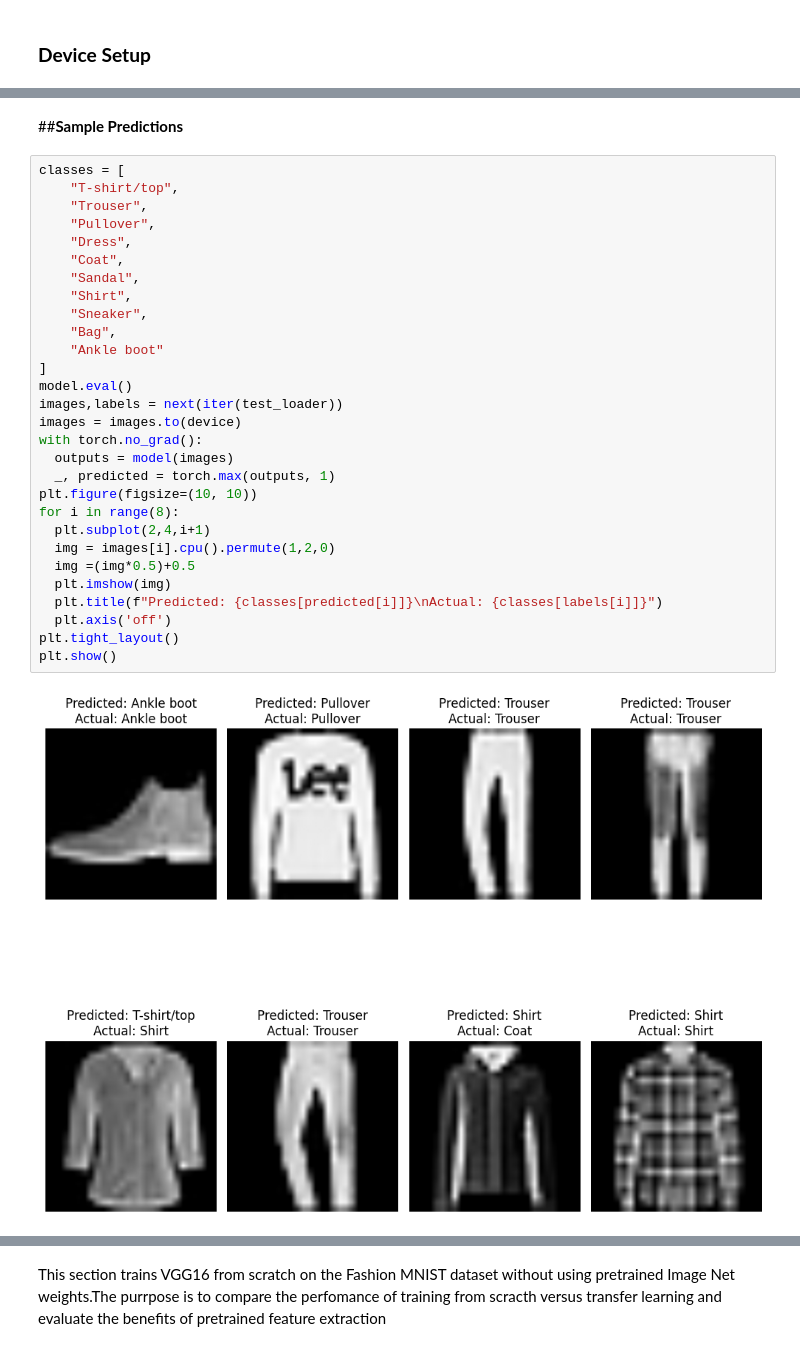
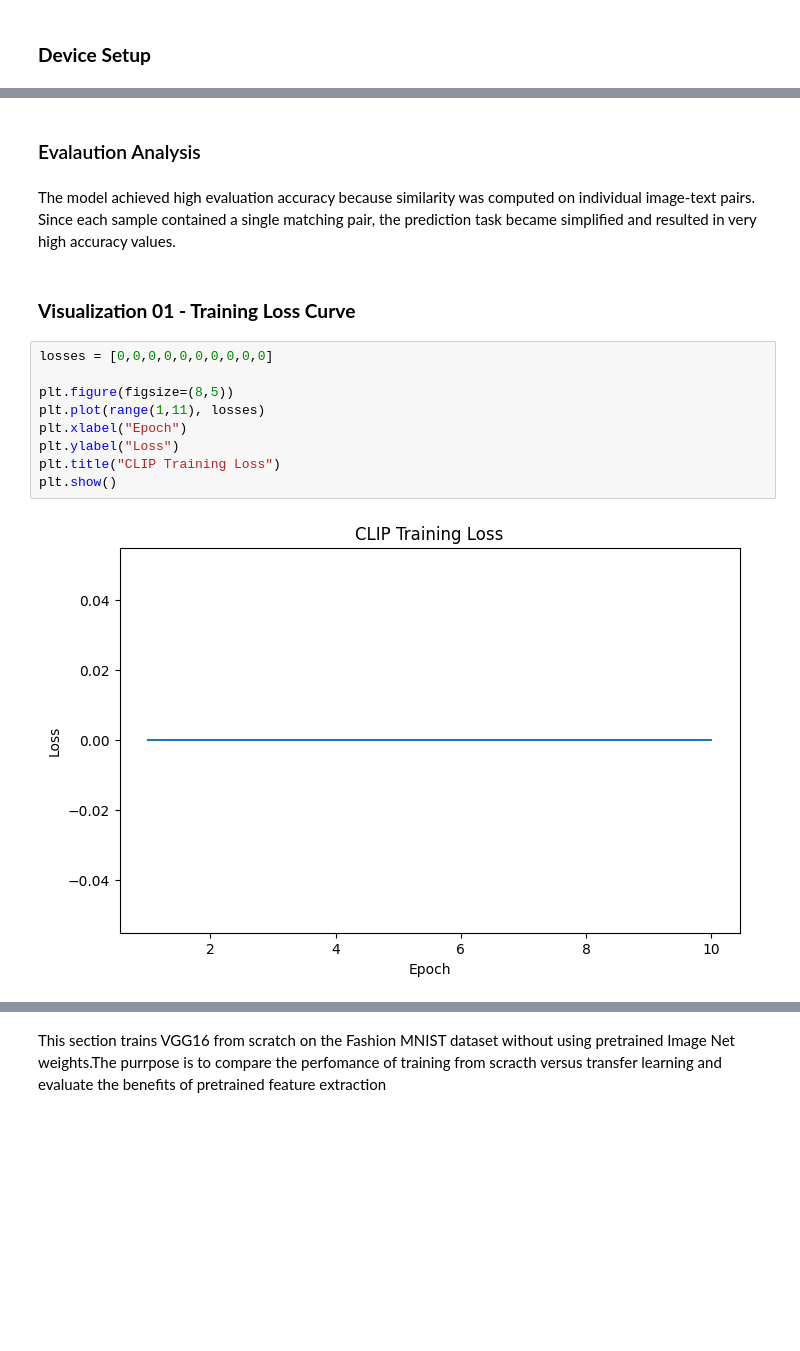
Before and after one commit to a1930549/assignment2_a1930549_Shayan, a Jupyter notebook: Asignment02 (1).ipynb, the cells around one changed output, grey strips where cells are left out. Drawn from its saved outputs; the diff is of its cells as text; blank space fills up the shorter version.

```diff
--- a/Asignment02 (1).ipynb
+++ b/Asignment02 (1).ipynb
@@ -379,33 +480,17 @@ Test Accuracy: 84.60%
+# %% [markdown]
+### Evalaution Analysis
+# %% [markdown]
+The model achieved high evaluation accuracy because similarity was computed on individual image-text pairs. Since each sample contained a single matching pair, the prediction task became simplified and resulted in very high accuracy values.
 # %% [markdown]
-##**Sample Predictions**
+### **Visualization 01 - Training Loss Curve**
 # %%
-classes = [
-    "T-shirt/top",
-    "Trouser",
-    "Pullover",
-    "Dress",
-    "Coat",
-    "Sandal",
-    "Shirt",
-    "Sneaker",
-    "Bag",
-    "Ankle boot"
-]
-model.eval()
-images,labels = next(iter(test_loader))
-images = images.to(device)
-with torch.no_grad():
-  outputs = model(images)
-  _, predicted = torch.max(outputs, 1)
-plt.figure(figsize=(10, 10))
-for i in range(8):
-  plt.subplot(2,4,i+1)
-  img = images[i].cpu().permute(1,2,0)
-  img =(img*0.5)+0.5
-  plt.imshow(img)
-  plt.title(f"Predicted: {classes[predicted[i]]}\nActual: {classes[labels[i]]}")
-  plt.axis('off')
-plt.tight_layout()
+losses = [0,0,0,0,0,0,0,0,0,0]
+
+plt.figure(figsize=(8,5))
+plt.plot(range(1,11), losses)
+plt.xlabel("Epoch")
+plt.ylabel("Loss")
+plt.title("CLIP Training Loss")
 plt.show()
 # %% [output]
-[figure, old version]
+[figure, new version]
```
Also changed, not shown: parts of 64 cells of this notebook.
